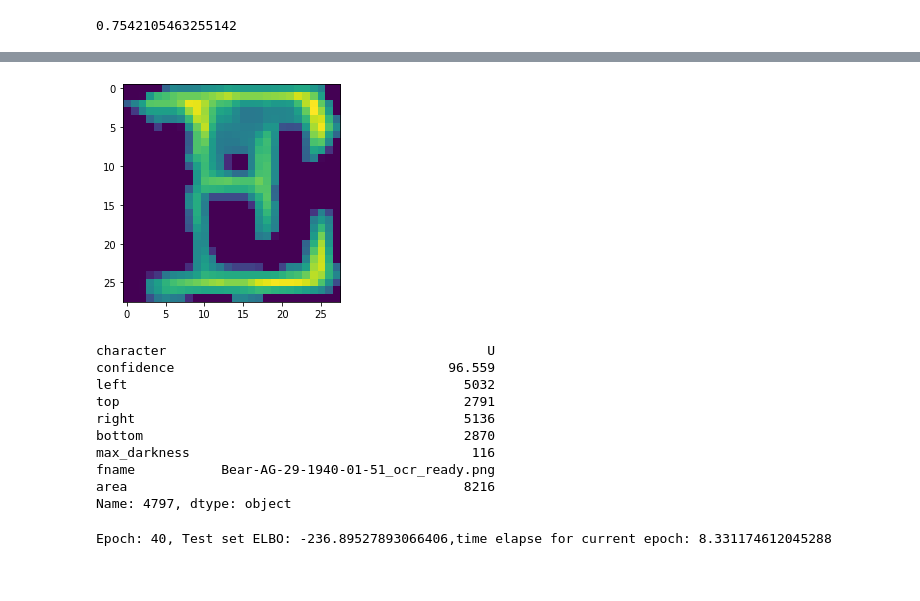
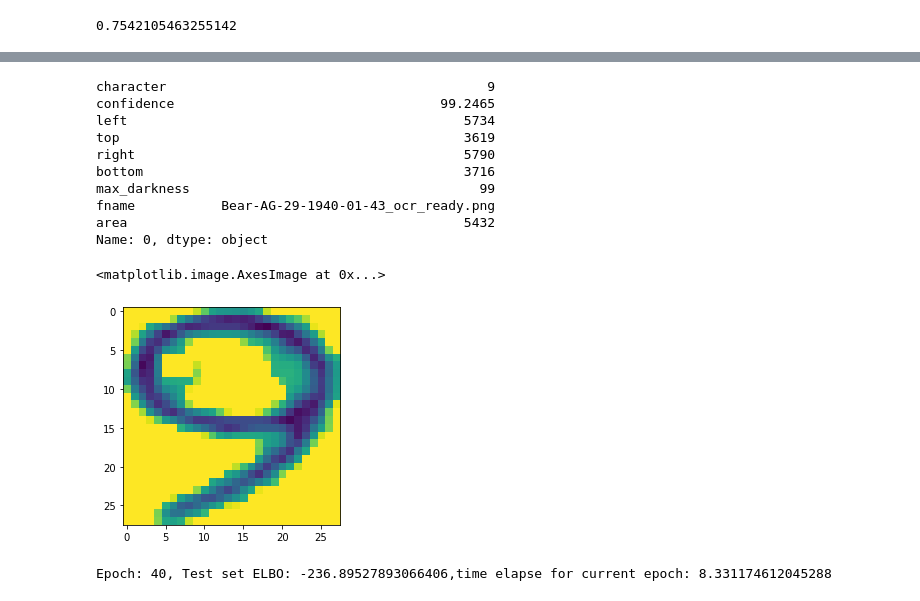
Before and after one commit to ggdhines/historical-transcriptions, a Jupyter notebook: notebooks/ocr followup.ipynb, the cells around one changed output, grey strips where cells are left out. Saved outputs shown, nothing was run; the diff lists cells and outputs as text; code cells hidden in the pictures.

Commit message:
updated train/test split

```diff
--- a/notebooks/ocr followup.ipynb
+++ b/notebooks/ocr followup.ipynb
@@ -188,9 +196,0 @@ resampled = double_filtered_characters.groupby("character").sample(n=100,replace
-# %%
-filtered_tiles = tiles[resampled.index,:,:,:]
-double_filtered_characters = resampled.reset_index(drop=True)
-# %%
-rs = ShuffleSplit(n_splits=5, test_size=.25, random_state=0)
-for train_index, test_index in rs.split(filtered_tiles):
-    train_images = filtered_tiles[train_index]
-    test_images = filtered_tiles[test_index]
-    break
@@ -203,20 +197,38 @@ test_images_ = preprocess_images(test_images)
-# %%
-_ = plt.imshow(train_images_[2,:,:,0])
-# %% [output]
-[figure, removed]
-# %%
-double_filtered_characters.loc[train_index[2]]
-# %% [output]
-character                                         U
-confidence                                   96.559
-left                                           5032
-top                                            2791
-right                                          5136
-bottom                                         2870
-max_darkness                                    116
-fname           Bear-AG-29-1940-01-51_ocr_ready.png
-area                                           8216
-Name: 4797, dtype: object
+# %%
+def split(character_df,tiles):
+    train_df,test_df = train_test_split(double_filtered_characters, test_size=0.25, random_state=0)
+
+    train_images = tiles[train_df.index]
+    # we no longer need this index wrt to the original dataframe
+    train_df = train_df.reset_index(drop=True)
+
+    test_images = tiles[test_df.index]
+    test_df = test_df.reset_index(drop=True)
+
+    train_images = train_images / 255
+    test_images = test_images / 255
+
+    # sanity check
+    assert np.max(train_images) == 1
+    return train_images,test_images,train_df,test_df
+# %%
+train_images,test_images,train_df,test_df = split(double_filtered_characters,tiles)
+# %%
+display.display(train_df.iloc[0])
+plt.imshow(train_tiles[0])
+# %% [output]
+character                                         9
+confidence                                  99.2465
+left                                           5734
+top                                            3619
+right                                          5790
+bottom                                         3716
+max_darkness                                     99
+fname           Bear-AG-29-1940-01-43_ocr_ready.png
+area                                           5432
+Name: 0, dtype: object
+<matplotlib.image.AxesImage at 0x...>
+[figure, added]
 # %%
 train_size = train_images.shape[0]
 batch_size = 64
```
Also changed, not shown: parts of 7 cells of this notebook.
